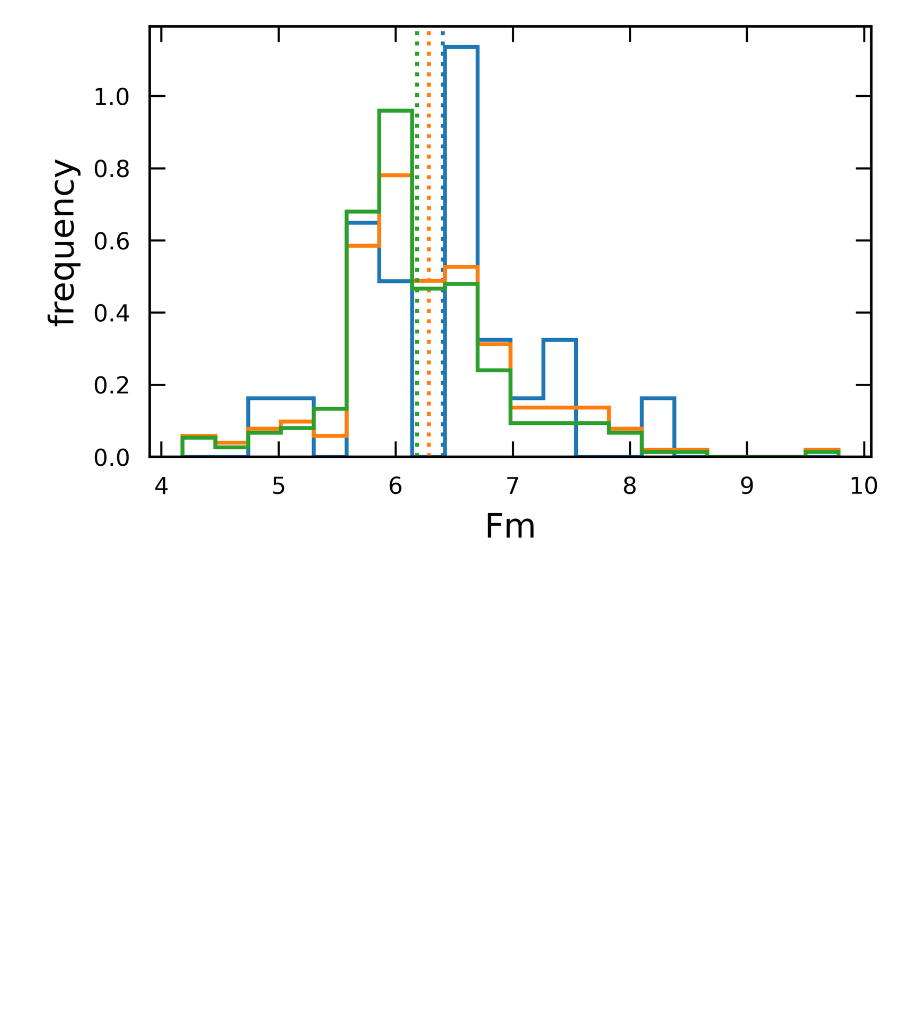
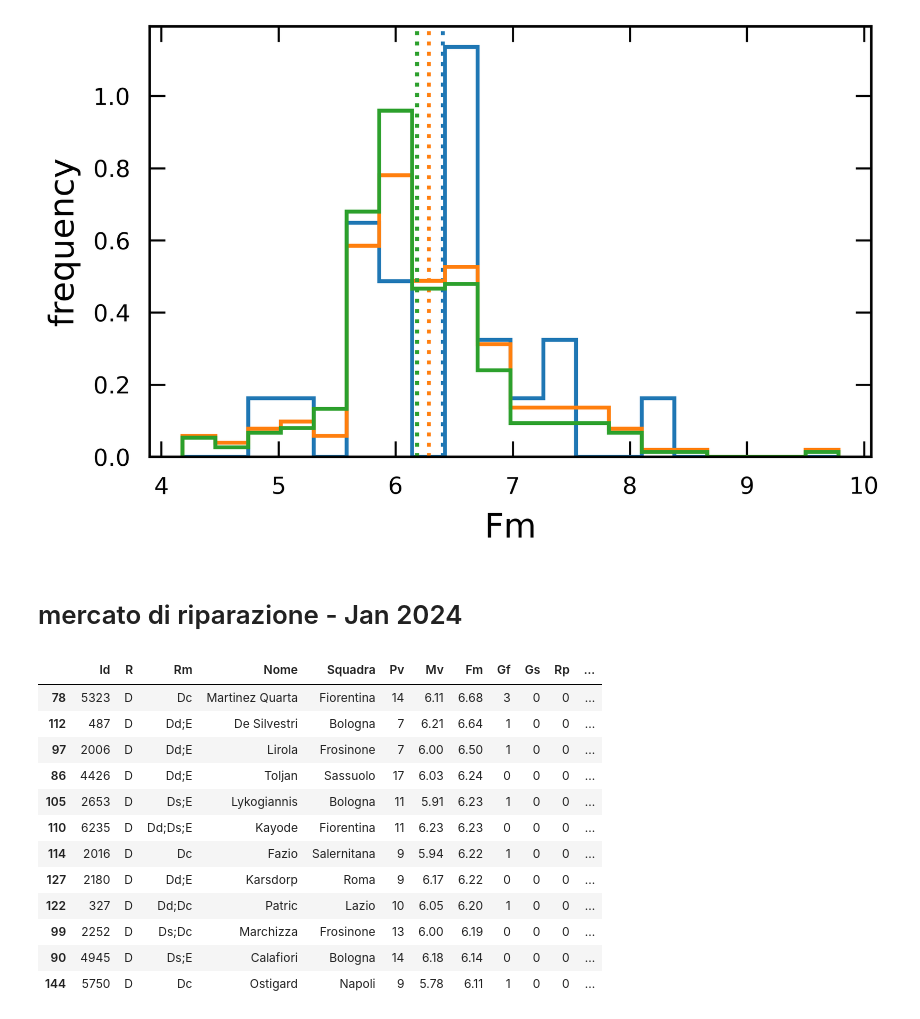
Before and after one commit to AndreaIncatasciato/fantacalcio, a Jupyter notebook: fantacalcio_analysis.ipynb, the cells around one changed output. Cells and saved outputs as stored; diff of their text form; code cells hidden in the pictures; blank space fills up the shorter version.

Commit message:
ideas for mercato di riparazione

```diff
--- a/fantacalcio_analysis.ipynb
+++ b/fantacalcio_analysis.ipynb
@@ -453,3 +429,31 @@ ax.set_ylabel('frequency')
 # %% [output]
 Text(0, 0.5, 'frequency')
 [figure]
+# %% [markdown]
+# mercato di riparazione - Jan 2024
+# %%
+# difensori
+# ordine di rilascio: Schuurs, Mina, Parisi
+
+filter_list = [
+    Filter("Fm", "geq", 6.1),
+    Filter("Pv", "geq", 7),
+    Filter("R", "eq", 'D')
+]
+filtered_df = apply_multiple_filters(data_players_avail['stats_2324'], filter_list)
+
+filtered_df.sort_values('Fm', ascending=False)
+# %% [output]
+|  | Id | R | Rm | Nome | Squadra | Pv | Mv | Fm | Gf | Gs | Rp | ... |
+| 78 | 5323 | D | Dc | Martinez Quarta | Fiorentina | 14 | 6.11 | 6.68 | 3 | 0 | 0 | ... |
+| 112 | 487 | D | Dd;E | De Silvestri | Bologna | 7 | 6.21 | 6.64 | 1 | 0 | 0 | ... |
+| 97 | 2006 | D | Dd;E | Lirola | Frosinone | 7 | 6.00 | 6.50 | 1 | 0 | 0 | ... |
+| 86 | 4426 | D | Dd;E | Toljan | Sassuolo | 17 | 6.03 | 6.24 | 0 | 0 | 0 | ... |
+| 105 | 2653 | D | Ds;E | Lykogiannis | Bologna | 11 | 5.91 | 6.23 | 1 | 0 | 0 | ... |
+| 110 | 6235 | D | Dd;Ds;E | Kayode | Fiorentina | 11 | 6.23 | 6.23 | 0 | 0 | 0 | ... |
+| 114 | 2016 | D | Dc | Fazio | Salernitana | 9 | 5.94 | 6.22 | 1 | 0 | 0 | ... |
+| 127 | 2180 | D | Dd;E | Karsdorp | Roma | 9 | 6.17 | 6.22 | 0 | 0 | 0 | ... |
+| 122 | 327 | D | Dd;Dc | Patric | Lazio | 10 | 6.05 | 6.20 | 1 | 0 | 0 | ... |
+| 99 | 2252 | D | Ds;Dc | Marchizza | Frosinone | 13 | 6.00 | 6.19 | 0 | 0 | 0 | ... |
+| 90 | 4945 | D | Ds;E | Calafiori | Bologna | 14 | 6.18 | 6.14 | 0 | 0 | 0 | ... |
+| 144 | 5750 | D | Dc | Ostigard | Napoli | 9 | 5.78 | 6.11 | 1 | 0 | 0 | ... |
```
Also changed, not shown: parts of 8 cells of this notebook.
